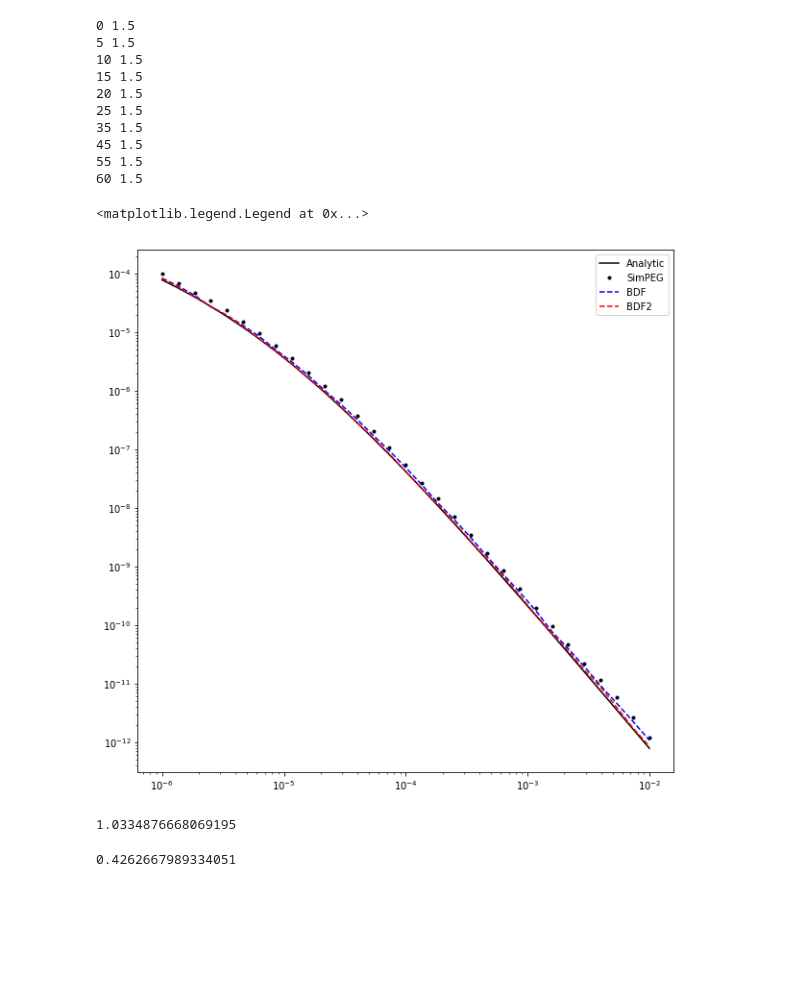
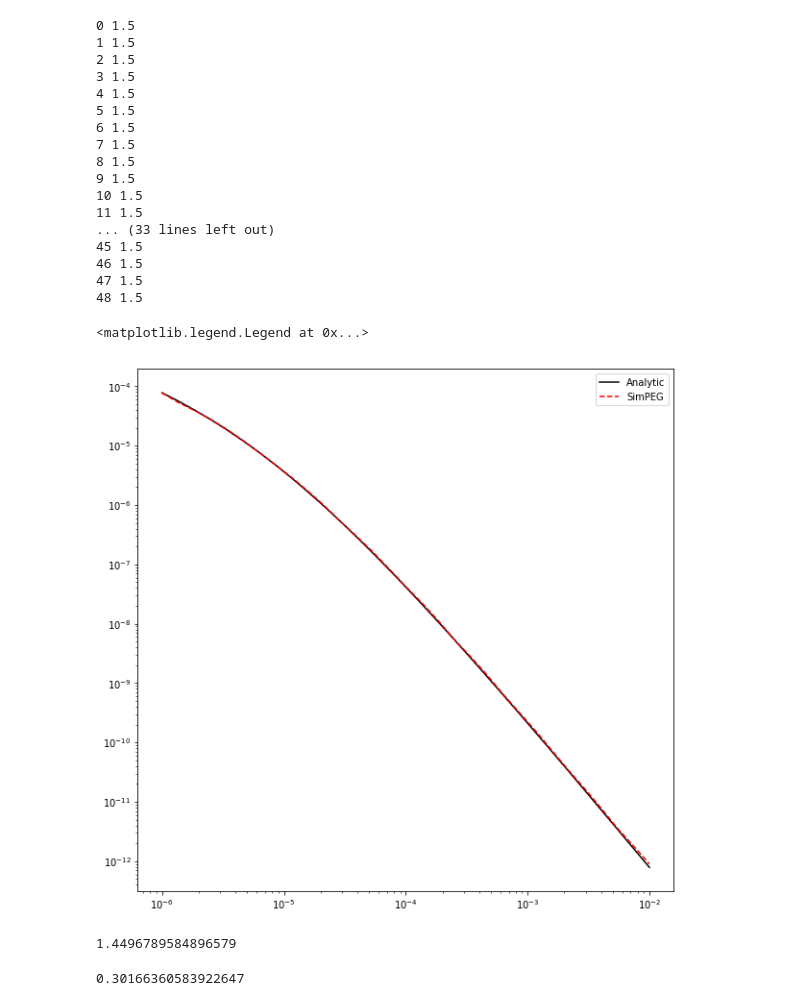
Before and after one commit to simpeg-research/kang-2019-3D-aem, a Jupyter notebook: notebooks/forward-solver-step-off.ipynb, the cells around one changed output. Saved outputs shown, nothing was run; the diff lists cells and outputs as text; code cells hidden in the pictures; blank space fills up the shorter version.

```diff
--- a/notebooks/forward-solver-step-off.ipynb
+++ b/notebooks/forward-solver-step-off.ipynb
@@ -50,7 +47,12 @@ rx = EM.TDEM.Rx.Point_dbdt(rxloc, np.logspace(np.log10(1e-6), np.log10(1e-2), 31
 src = EM.TDEM.Src.CircularLoop([rx], waveform=EM.TDEM.Src.StepOffWaveform(), loc=srcloc, radius=13.)
 survey = EM.TDEM.Survey([src])
 prb = EM.TDEM.Problem3D_e(mesh, rho=rho, verbose=True)
-prb.timeSteps = [(1e-7, 5),(3e-7, 5),(1e-6, 5),(2e-6, 5),(5e-6, 5),(1e-5, 10),(3e-5, 10),(1e-4, 10),(3e-4, 5),(1e-3, 8)]
+dts = np.diff(np.logspace(-6, -1, 50))
+timeSteps = []
+for dt in dts:
+    timeSteps.append((dt, 1))
+prb.timeSteps = timeSteps
+# prb.timeSteps = [(1e-7, 5),(3e-7, 5),(1e-6, 5),(2e-6, 5),(5e-6, 5),(1e-5, 10),(3e-5, 10),(1e-4, 10),(3e-4, 5),(1e-3, 8)]
 # prb.timeSteps = [(1e-6, 5),(1e-5, 10),(1e-4, 10),(1e-3, 10)]
 prb.Solver = Pardiso
 prb.pair(survey)
@@ -215,33 +221,40 @@ temp1 = bdf1()
 temp2 = bdf2()
 # %% [output]
 0 1.5
+1 1.5
+2 1.5
+3 1.5
+4 1.5
 5 1.5
+6 1.5
+7 1.5
+8 1.5
+9 1.5
 10 1.5
-15 1.5
-20 1.5
-25 1.5
-35 1.5
+11 1.5
+... (33 lines left out)
 45 1.5
-55 1.5
-60 1.5
+46 1.5
+47 1.5
+48 1.5
 # %%
 plt.figure(figsize = (10, 10))
 plt.loglog(rx.times, -data_analytic, 'k')
-plt.loglog(rx.times, -data, 'k.')
-plt.loglog(rx.times, -temp1, 'b--')
+# plt.loglog(rx.times, -data, 'k.')
+# plt.loglog(rx.times, -temp1, 'b--')
 plt.loglog(rx.times, -temp2, 'r--')
 plt.legend(("Analytic", "SimPEG", "BDF", "BDF2"))
 # %% [output]
 <matplotlib.legend.Legend at 0x...>
-[figure, old version]
+[figure, new version]
 # %%
 np.linalg.norm((data_analytic-temp1)/data_analytic)
 # %% [output]
-1.0334876668069195
+1.4496789584896579
 # %%
 np.linalg.norm((data_analytic-temp2)/data_analytic)
 # %% [output]
-0.4262667989334051
+0.30166360583922647
 # %%
 np.linalg.norm((data_analytic-data)/data_analytic)
 # %% [output]
```
Also changed, not shown: parts of 5 cells of this notebook, 4 other files.
